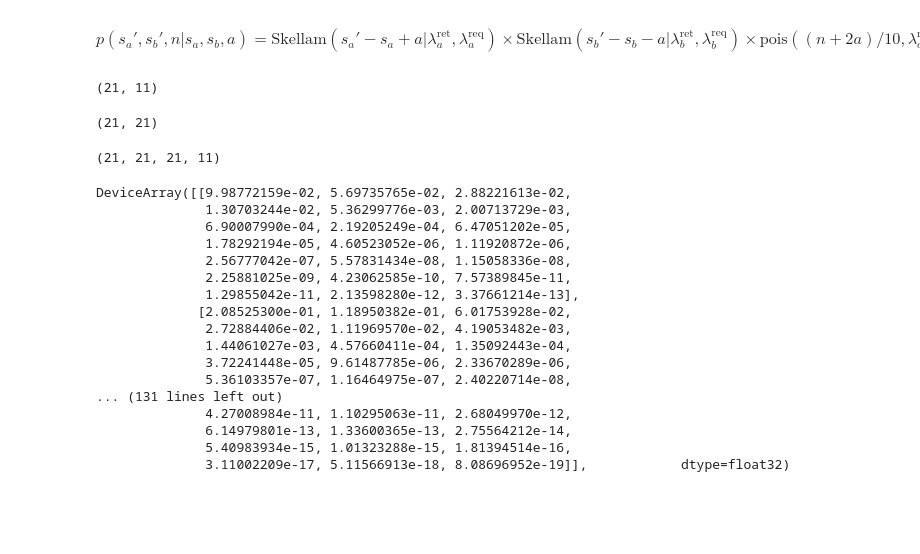
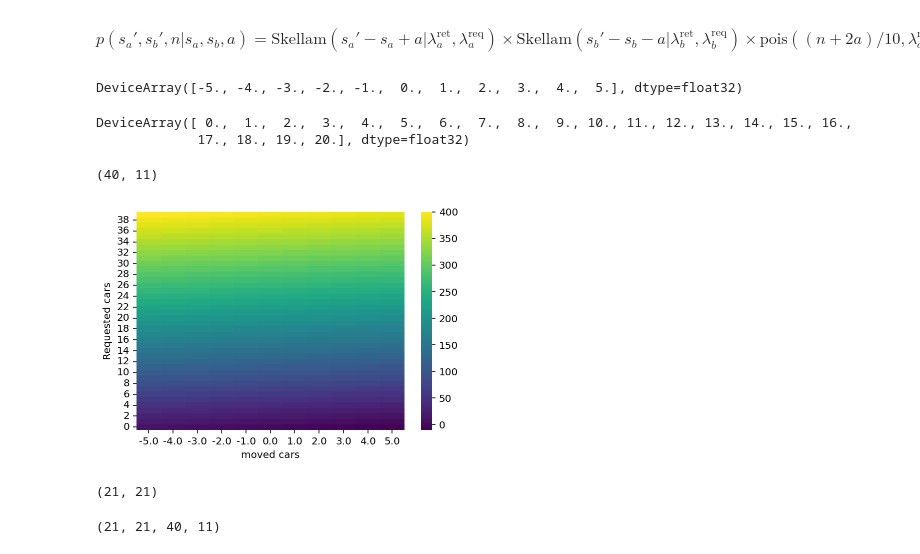
Before and after one commit to gerdm/reinforcement-learning, a Jupyter notebook: ch04/jacks-car-rental.ipynb, the cells around one changed output. Cells and saved outputs as stored; diff of their text form; code cells hidden in the pictures; blank space fills up the shorter version.

Commit message:
fix: jacks-car-rental
Fix probability grid

```diff
--- a/ch04/jacks-car-rental.ipynb
+++ b/ch04/jacks-car-rental.ipynb
@@ -17,3 +16,9 @@ plt.rcParams["axes.spines.top"] = False
+# %%
+%config InlineBackend.figure_format = "retina"
+plt.rcParams["axes.spines.right"] = False
+plt.rcParams["axes.spines.top"] = False
+
+jnp.set_printoptions(suppress=True, linewidth=100)
 # %%
 # Discount rate
 γ = 0.9
@@ -153,6 +160,7 @@ for action in actions:
 # %%
 arange = jnp.arange(-5, 6).astype(float)
 vrange = jnp.arange(0, 21).astype(float)
+req_range = jnp.arange(0, 40).astype(float)
 # %% [markdown]
 $$
     p(s_a', s_b', n \vert s_a, s_b, a) = \text{Skellam}(s_a' - s_a + a \vert \lambda^\text{ret}_a, \lambda^\text{req}_a) \times \text{Skellam}(s_b' - s_b - a \vert \lambda^\text{ret}_b, \lambda^\text{req}_b)
@@ -175,3 +184,12 @@ def p(sa_prime, sb_prime, n, sa, sb, action):
+# %%
+arange
+# %% [output]
+DeviceArray([-5., -4., -3., -2., -1.,  0.,  1.,  2.,  3.,  4.,  5.], dtype=float32)
+# %%
+vrange
+# %% [output]
+DeviceArray([ 0.,  1.,  2.,  3.,  4.,  5.,  6.,  7.,  8.,  9., 10., 11., 12., 13., 14., 15., 16.,
+             17., 18., 19., 20.], dtype=float32)
 # %%
 pv = jax.vmap(p,  (0,    None, None, None, None, None), out_axes=-1)
 pv = jax.vmap(pv, (None, 0   , None, None, None, None), out_axes=-1)
@@ -186,10 +204,17 @@ p_grid = pv(vrange, vrange, vrange, vrange, vrange, arange)
 # p_grid = p_grid / p_grid.sum(axis=0, keepdims=True).sum(axis=1, keepdims=True).sum(axis=2, keepdims=True)
 # %%
-array_reward = 10 * vrange[:, None] - 2 * arange[None, :]
+array_reward =  10 * req_range[:, None] - 2 * arange[None, :]
 # n, action
 array_reward.shape
 # %% [output]
-(21, 11)
+(40, 11)
+# %%
+ax = sns.heatmap(array_reward, xticklabels=arange, cmap="viridis")
+ax.invert_yaxis()
+ax.set_xlabel("moved cars")
+ax.set_ylabel("Requested cars");
+# %% [output]
+[figure, added]
 # %%
 value_array = jnp.zeros((21, 21))
 # sa', sb'
@@ -197,8 +222,8 @@ value_array.shape
 # %% [output]
 (21, 21)
 # %%
-reward_value = array_reward[None, None, ...] + value_array[..., None, None]
+reward_value = array_reward[None, None, ...] + γ * value_array[..., None, None]
 # sa', sb', n, action
 reward_value.shape
 # %% [output]
-(21, 21, 21, 11)
+(21, 21, 40, 11)
@@ -212,23 +229,0 @@ value_array = jnp.zeros((21, 21))
-# %%
-reward_value = array_reward[None, None, ...] + γ * value_array[..., None, None]
-value_array = jnp.einsum("lab,ijkabl,ijkl->ab", policy, p_grid, reward_value)
-
-value_array
-# %% [output]
-DeviceArray([[9.98772159e-02, 5.69735765e-02, 2.88221613e-02,
-              1.30703244e-02, 5.36299776e-03, 2.00713729e-03,
-              6.90007990e-04, 2.19205249e-04, 6.47051202e-05,
-              1.78292194e-05, 4.60523052e-06, 1.11920872e-06,
-              2.56777042e-07, 5.57831434e-08, 1.15058336e-08,
-              2.25881025e-09, 4.23062585e-10, 7.57389845e-11,
-              1.29855042e-11, 2.13598280e-12, 3.37661214e-13],
-             [2.08525300e-01, 1.18950382e-01, 6.01753928e-02,
-              2.72884406e-02, 1.11969570e-02, 4.19053482e-03,
-              1.44061027e-03, 4.57660411e-04, 1.35092443e-04,
-              3.72241448e-05, 9.61487785e-06, 2.33670289e-06,
-              5.36103357e-07, 1.16464975e-07, 2.40220714e-08,
-... (131 lines left out)
-              4.27008984e-11, 1.10295063e-11, 2.68049970e-12,
-              6.14979801e-13, 1.33600365e-13, 2.75564212e-14,
-              5.40983934e-15, 1.01323288e-15, 1.81394514e-16,
-              3.11002209e-17, 5.11566913e-18, 8.08696952e-19]],            dtype=float32)
```
Also changed, not shown: parts of 16 cells of this notebook.
